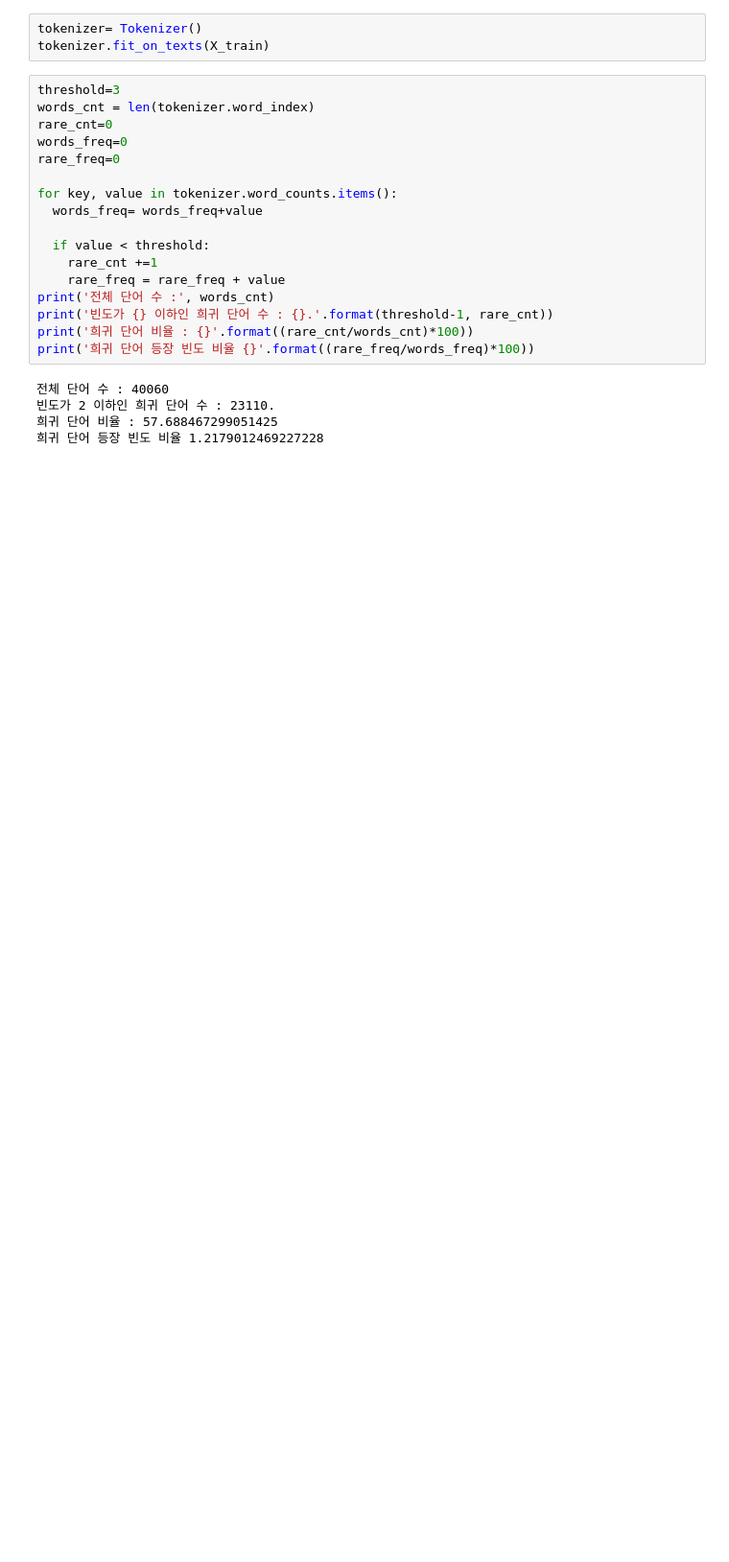
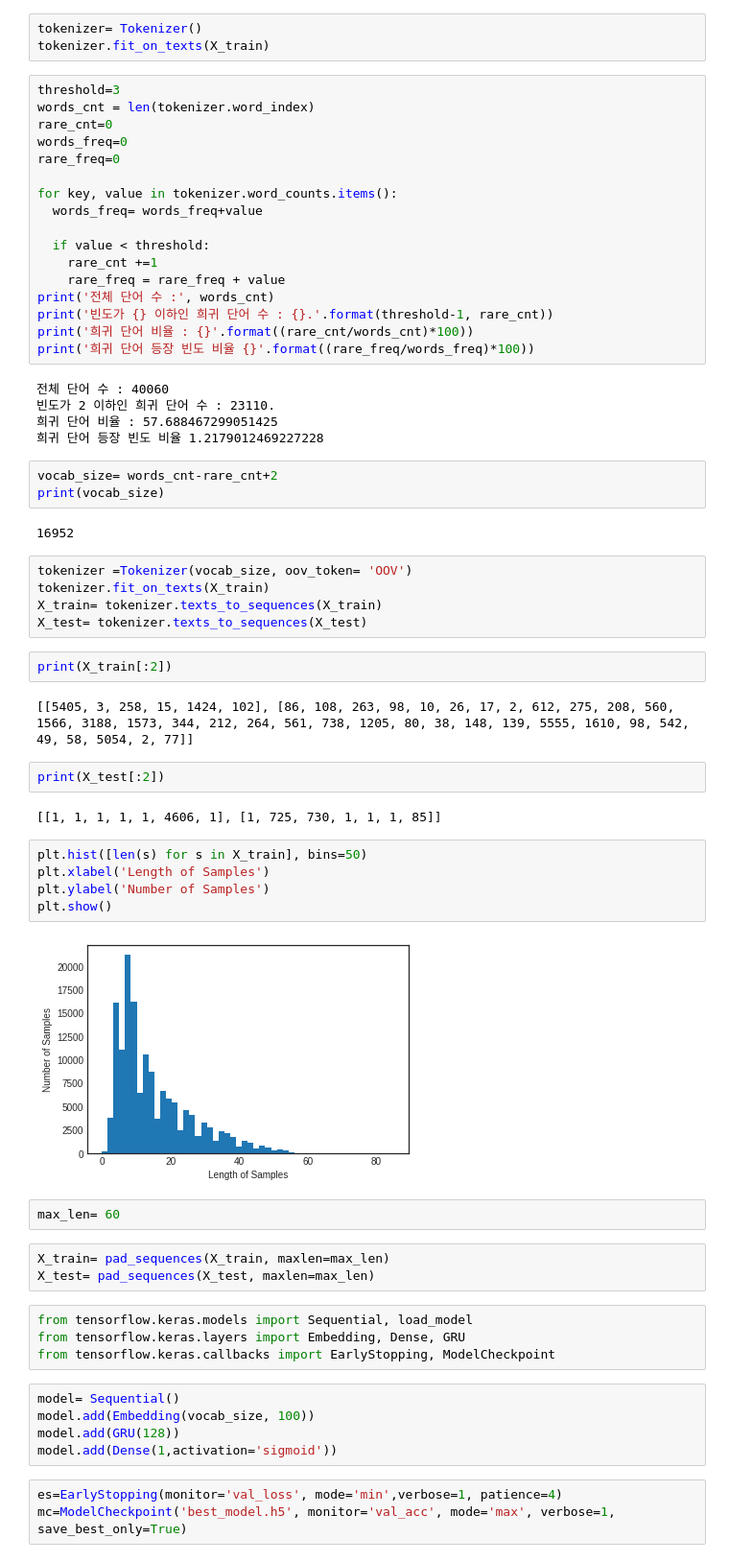
Before and after one commit to JamesLeeeeeee/machineLearning_practice, a Jupyter notebook: sentiment_analyze.ipynb, the cells around one changed output. Shown at 96% size. Saved outputs shown, nothing was run; the diff lists cells and outputs as text; blank space fills up the shorter version.

```diff
--- a/sentiment_analyze.ipynb
+++ b/sentiment_analyze.ipynb
@@ -555,3 +555,45 @@ print('희귀 단어 등장 빈도 비율 {}'.format((rare_freq/words_freq)*100)
 빈도가 2 이하인 희귀 단어 수 : 23110.
 희귀 단어 비율 : 57.688467299051425
 희귀 단어 등장 빈도 비율 1.2179012469227228
+# %%
+vocab_size= words_cnt-rare_cnt+2
+print(vocab_size)
+# %% [output]
+16952
+# %%
+tokenizer =Tokenizer(vocab_size, oov_token= 'OOV')
+tokenizer.fit_on_texts(X_train)
+X_train= tokenizer.texts_to_sequences(X_train)
+X_test= tokenizer.texts_to_sequences(X_test)
+# %%
+print(X_train[:2])
+# %% [output]
+[[5405, 3, 258, 15, 1424, 102], [86, 108, 263, 98, 10, 26, 17, 2, 612, 275, 208, 560, 1566, 3188, 1573, 344, 212, 264, 561, 738, 1205, 80, 38, 148, 139, 5555, 1610, 98, 542, 49, 58, 5054, 2, 77]]
+# %%
+print(X_test[:2])
+# %% [output]
+[[1, 1, 1, 1, 1, 4606, 1], [1, 725, 730, 1, 1, 1, 85]]
+# %%
+plt.hist([len(s) for s in X_train], bins=50)
+plt.xlabel('Length of Samples')
+plt.ylabel('Number of Samples')
+plt.show()
+# %% [output]
+[figure, added]
+# %%
+max_len= 60
+# %%
+X_train= pad_sequences(X_train, maxlen=max_len)
+X_test= pad_sequences(X_test, maxlen=max_len)
+# %%
+from tensorflow.keras.models import Sequential, load_model
+from tensorflow.keras.layers import Embedding, Dense, GRU
+from tensorflow.keras.callbacks import EarlyStopping, ModelCheckpoint
+# %%
+model= Sequential()
+model.add(Embedding(vocab_size, 100))
+model.add(GRU(128))
+model.add(Dense(1,activation='sigmoid'))
+# %%
+es=EarlyStopping(monitor='val_loss', mode='min',verbose=1, patience=4)
+mc=ModelCheckpoint('best_model.h5', monitor='val_acc', mode='max', verbose=1, save_best_only=True)
```
Also changed, not shown: parts of 9 cells of this notebook.
